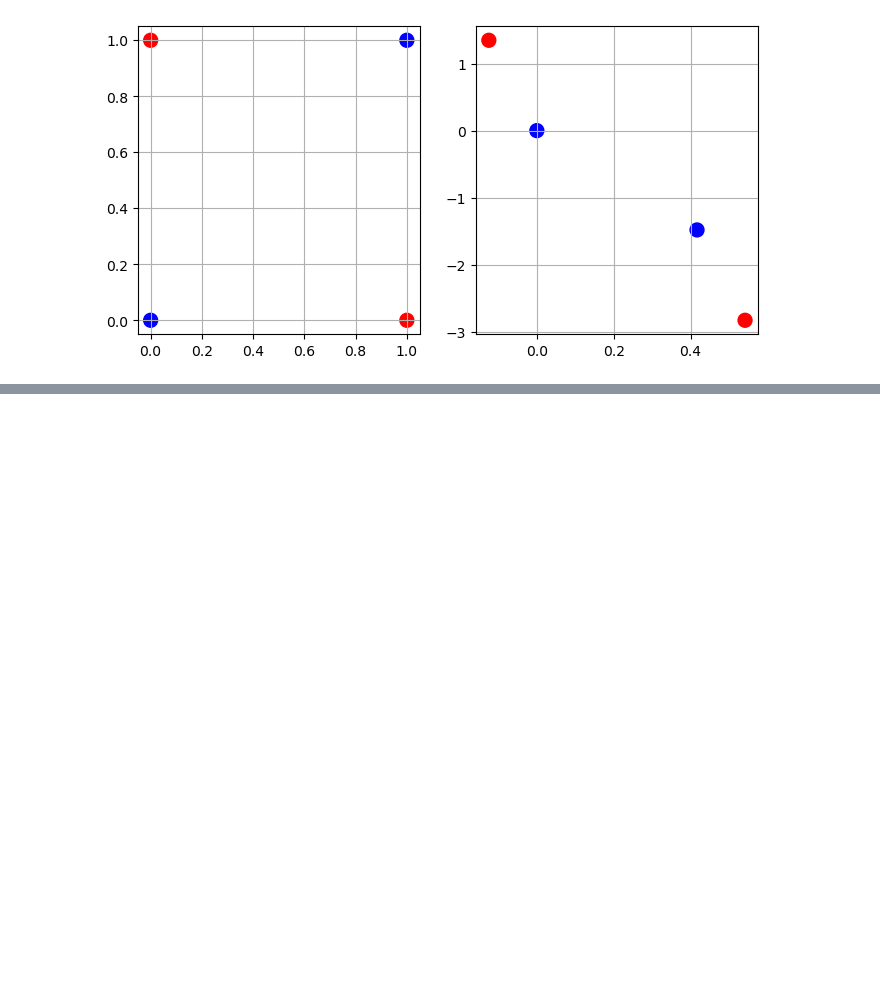
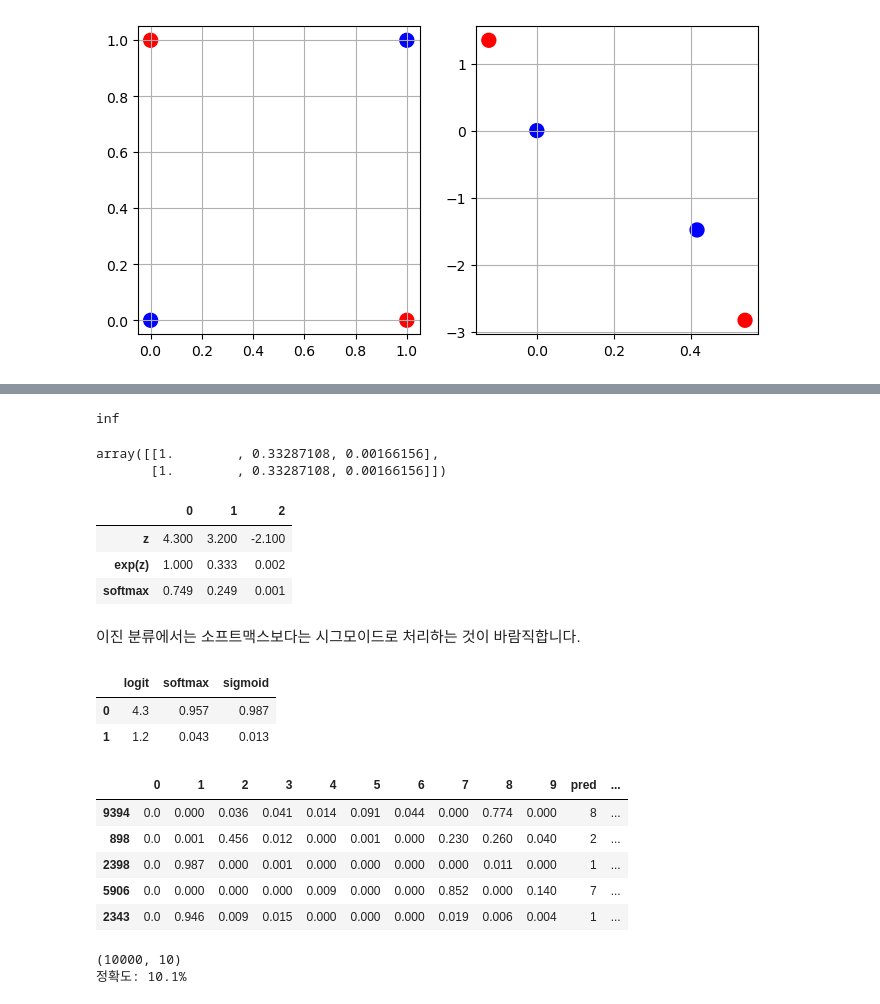
Before and after one commit to rebirther00/pydeep_multicam, a Jupyter notebook: Day3-SJ.ipynb, the cells around one changed output, grey strips where cells are left out. Cells and saved outputs as stored; diff of their text form; code cells hidden in the pictures; blank space fills up the shorter version.

```diff
--- a/Day3-SJ.ipynb
+++ b/Day3-SJ.ipynb
@@ -319,0 +388,76 @@ plt.show()
+# %%
+np.exp(1000)
+# %% [output]
+inf
+# %%
+z = np.array([[4.3, 3.2, -2.1], [4.3, 3.2, -2.1]])
+np.exp(z - z.max(axis=1, keepdims=True))
+# %% [output]
+array([[1.        , 0.33287108, 0.00166156],
+       [1.        , 0.33287108, 0.00166156]])
+# %%
+z = np.array([
+    [4.3, 3.2, -2.1],
+    [4.3, 3.2, -2.1]])
+
+def softmax(z):
+    exp_z = np.exp(z - z.max(axis=1, keepdims=True)) # 양수화: exp(z) > 0
+    # 양수화된 값들을 전체 합계로 나누면, 합이 1.0인 확률 분포가 됨
+    return exp_z / exp_z.sum(axis=1, keepdims=True)
+
+assert np.allclose(softmax(z).sum(axis=1), 1.0)
+
+pd.DataFrame({
+    'z': z[0],
+    'exp(z)': np.exp(z - z.max(axis=1, keepdims=True))[0],
+    'softmax': softmax(z)[0],
+}).round(3).T
+# %% [output]
+|  | 0 | 1 | 2 |
+| z | 4.300 | 3.200 | -2.100 |
+| exp(z) | 1.000 | 0.333 | 0.002 |
+| softmax | 0.749 | 0.249 | 0.001 |
+# %% [markdown]
+이진 분류에서는 소프트맥스보다는 시그모이드로 처리하는 것이 바람직합니다.
+# %%
+z1 = np.array([4.3, 1.2])
+z2 = z1[0]
+pd.DataFrame({
+    'logit': z1,
+    'softmax': softmax(z1.reshape(1, -1))[0],
+    'sigmoid': [sigmoid(z2), 1 - sigmoid(z2)],
+}).round(3)
+# %% [output]
+|  | logit | softmax | sigmoid |
+| 0 | 4.3 | 0.957 | 0.987 |
+| 1 | 1.2 | 0.043 | 0.013 |
+# %%
+outputs = test_data @ model.coef_.T + model.intercept_
+예측 = np.argmax(outputs, axis=1)
+assert np.all(예측 == model.predict(test_data))
+pd.DataFrame(softmax(outputs)).assign(pred=예측,label=test_target).sample(5, random_state=0).round(3)
+# %% [output]
+|  | 0 | 1 | 2 | 3 | 4 | 5 | 6 | 7 | 8 | 9 | pred | ... |
+| 9394 | 0.0 | 0.000 | 0.036 | 0.041 | 0.014 | 0.091 | 0.044 | 0.000 | 0.774 | 0.000 | 8 | ... |
+| 898 | 0.0 | 0.001 | 0.456 | 0.012 | 0.000 | 0.001 | 0.000 | 0.230 | 0.260 | 0.040 | 2 | ... |
+| 2398 | 0.0 | 0.987 | 0.000 | 0.001 | 0.000 | 0.000 | 0.000 | 0.000 | 0.011 | 0.000 | 1 | ... |
+| 5906 | 0.0 | 0.000 | 0.000 | 0.000 | 0.009 | 0.000 | 0.000 | 0.852 | 0.000 | 0.140 | 7 | ... |
+| 2343 | 0.0 | 0.946 | 0.009 | 0.015 | 0.000 | 0.000 | 0.000 | 0.019 | 0.006 | 0.004 | 1 | ... |
+# %%
+model = 신경망()
+# 은닉층
+model.add(다중퍼셉트론(28*28, 50, 활성화=sigmoid))
+model.add(다중퍼셉트론(50, 100, 활성화=sigmoid))
+# 출력층
+model.add(다중퍼셉트론(100, 10, 활성화=softmax))
+
+test_data = 전처리(mnist['test'].data.numpy())
+test_target = mnist['test'].targets.numpy()
+
+outputs = model(test_data)
+print(outputs.shape)
+예측 = np.argmax(outputs, axis=1)
+print(f'정확도: {np.mean(예측 == test_target):.1%}')
+# %% [output]
+(10000, 10)
+정확도: 10.1%
```
Also changed, not shown: parts of 8 cells of this notebook, 2 other files.
